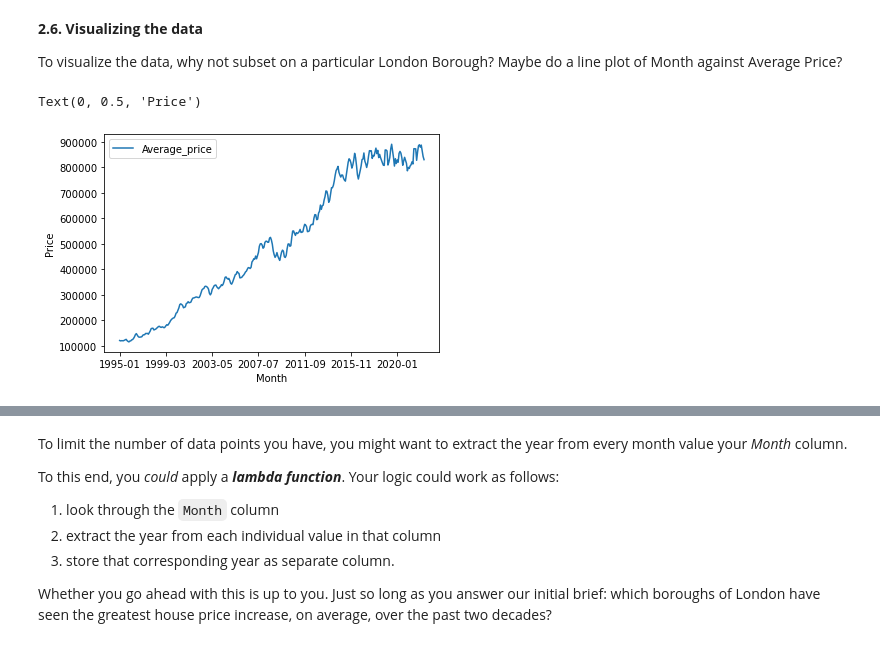
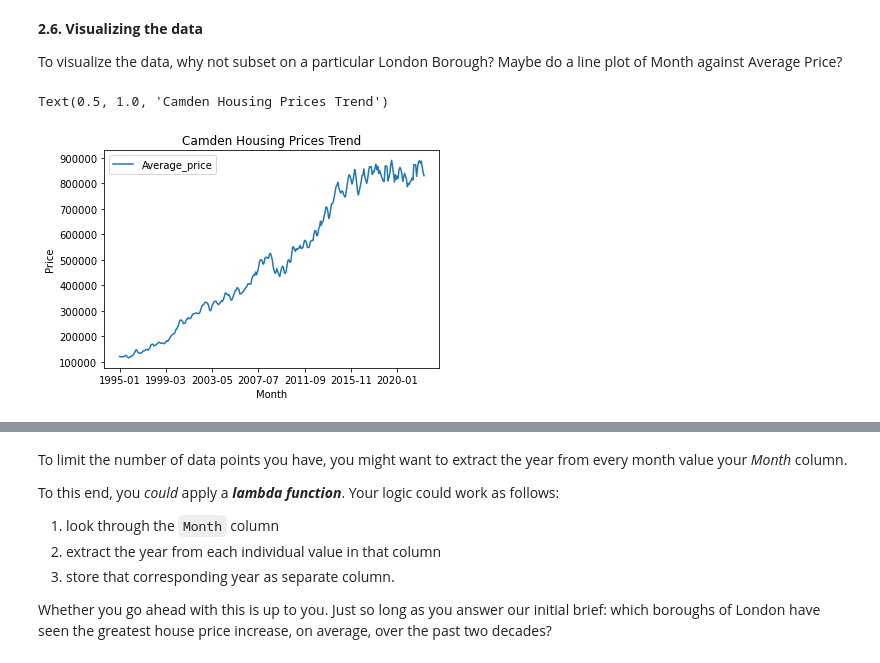
Before and after one commit to isXiaoyuHu/springboard, a Jupyter notebook: Unit4ChallengeTier3.ipynb, the cells around one changed output, grey strips where cells are left out. Cells and saved outputs as stored; diff of their text form; code cells hidden in the pictures.

```diff
--- a/Unit4ChallengeTier3.ipynb
+++ b/Unit4ChallengeTier3.ipynb
@@ -370,9 +370,10 @@ To visualize the data, why not subset on a particular London Borough? Maybe do a
 # %%
 # First of all, make a variable called camden_prices, and assign it the result of filtering df on the following condition:
 # df['London_Borough'] == 'Camden'
 camden_prices = properties[properties['London_Borough'] == 'Camden']
 ax = camden_prices.plot(kind='line',x= 'Month', y='Average_price')
 ax.set_ylabel('Price')
+plt.title('Camden Housing Prices Trend')
 # %% [output]
-Text(0, 0.5, 'Price')
+Text(0.5, 1.0, 'Camden Housing Prices Trend')
-[figure, old version]
+[figure, new version]
```
Also changed, not shown: parts of 3 cells of this notebook.
